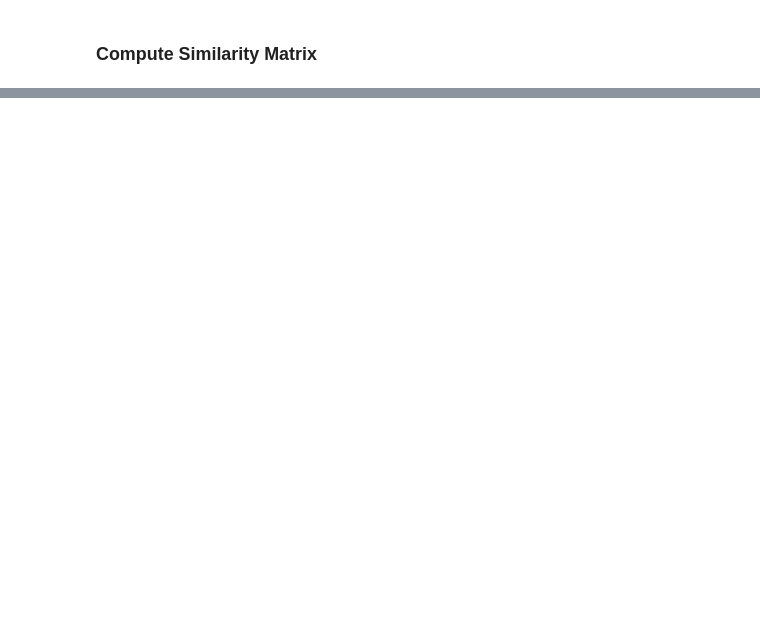
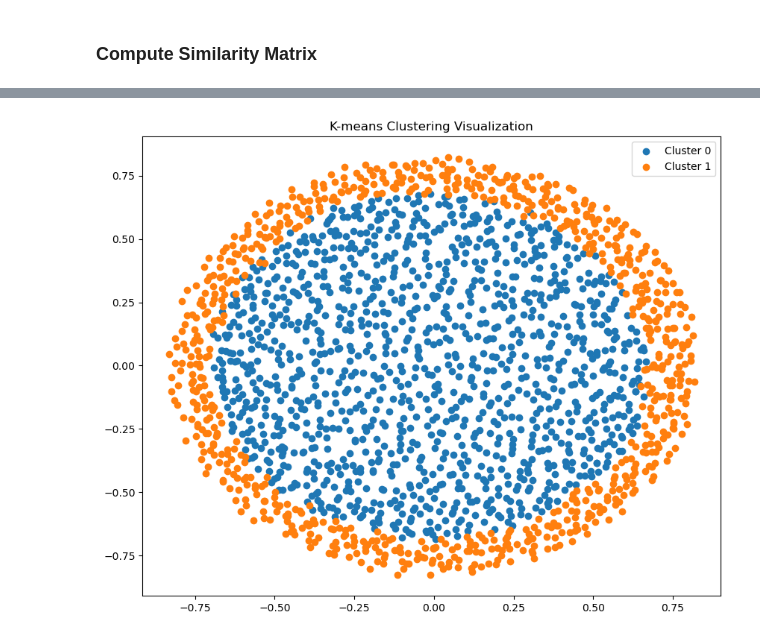
Before and after one commit to JohnDanekind/Fake-News-Unsupervised, a Jupyter notebook: src/project.ipynb, the cells around one changed output, grey strips where cells are left out. Saved outputs shown, nothing was run; the diff lists cells and outputs as text; code cells hidden in the pictures; blank space fills up the shorter version.

```diff
--- a/src/project.ipynb
+++ b/src/project.ipynb
@@ -172,7 +175,7 @@ class MinHash:
 
   def hash_function(self, x, index):
     """
-    Hash function: (a * x + b) % p
+    Hash function: (ax + b) % p
     """
     return ((self.a[index] * x + self.b[index]) % self.prime)
 
@@ -181,6 +184,8 @@ class MinHash:
     Compute the minhash signature for a set of shingles
     """
     # Convert shingles to integers using pythons hash functions
+    # 0x7ffffff is hex for 2147483647 (2^31 - 1)
+    # This is to ensure we get a positive integer
     shingle_hashes = [hash(s) & 0x7fffffff for s in shingles]
 
     # Initialize signature array with max possible values
@@ -292,16 +294,0 @@ TF-IDF matrix shape: (20000, 5000)
-# %%
-from datasketch import MinHash
-
-# Create Minhash signatures
-def create_minhash_signature(shingles, num_perm=128):
-    """
-    Create a MinHash signature for a set of shingles
-    """
-    m = MinHash(num_perm=num_perm)
-    for s in shingles:
-      m.update(s.encode('utf8'))
-
-    return m
-
-df['minhash'] = df['shingles'].apply(lambda x: create_minhash_signature(x, num_perm=128))
-df.head()
@@ -314,0 +297,73 @@ df.head()
+# %%
+# K Means clustering
+
+# Use sklearn for now just to get a feel for if the method will work in the long run
+
+# Convert the similarity matrix from above into a distance matrix
+
+# The distance matrix will be 1 - similarity matrix since similarity is between 0 and 1
+from sklearn.metrics import silhouette_score
+
+distance_matrix = 1 - similarity_matrix
+
+# Apply KMeans clustering
+k = 2
+kmeans = KMeans(n_clusters=k, random_state=0, n_init=10)
+cluster_labels = kmeans.fit_predict(distance_matrix)
+
+# Add cluster labels to the dataframe
+df['cluster'] = cluster_labels
+
+comparisons_df = pd.DataFrame({
+    'cluster': df['cluster'],
+    'actual_label': df['label']
+})
+
+# Count number of documents in each cluster
+
+cluster_comparison = pd.crosstab(
+  comparisons_df['cluster'],
+  comparisons_df['actual_label'],
+  rownames=['Cluster'],
+  colnames=['Actual Label'],
+)
+
+# Rename the columns for clarity
+cluster_comparison.columns = ['Fake News', 'Real News']
+print("Cluster distribution:\n")
+print(cluster_comparison)
+
+
+# You might need to flip the interpretation depending on results
+total_docs = len(df)
+correct_assignments = cluster_comparison.iloc[0, 0] + cluster_comparison.iloc[1, 1]
+accuracy = correct_assignments / total_docs
+
+print(f"Clustering accuracy: {accuracy:.4f}")
+
+# Visualization of clusters (using dimensionality reduction if needed)
+from sklearn.manifold import MDS
+
+# Use Multidimensional Scaling to visualize the distance matrix in 2D
+mds = MDS(n_components=2, dissimilarity='precomputed', random_state=42)
+pos = mds.fit_transform(distance_matrix)
+
+# Plot the clusters
+plt.figure(figsize=(10, 8))
+for i in range(k):
+    # Plot points for this cluster
+    cluster_points = pos[cluster_labels == i]
+    plt.scatter(
+        cluster_points[:, 0],
+        cluster_points[:, 1],
+        label=f'Cluster {i}'
+    )
+
+plt.title('K-means Clustering Visualization')
+plt.legend()
+plt.show()
+
+# Calculate silhouette score to evaluate clustering quality
+silhouette_avg = silhouette_score(distance_matrix, cluster_labels)
+print(f"Silhouette Score: {silhouette_avg:.4f}")
+# %% [output]
@@ -314,0 +377 @@ df.head()
+[figure, added]
```
Also changed, not shown: parts of 17 cells of this notebook.
